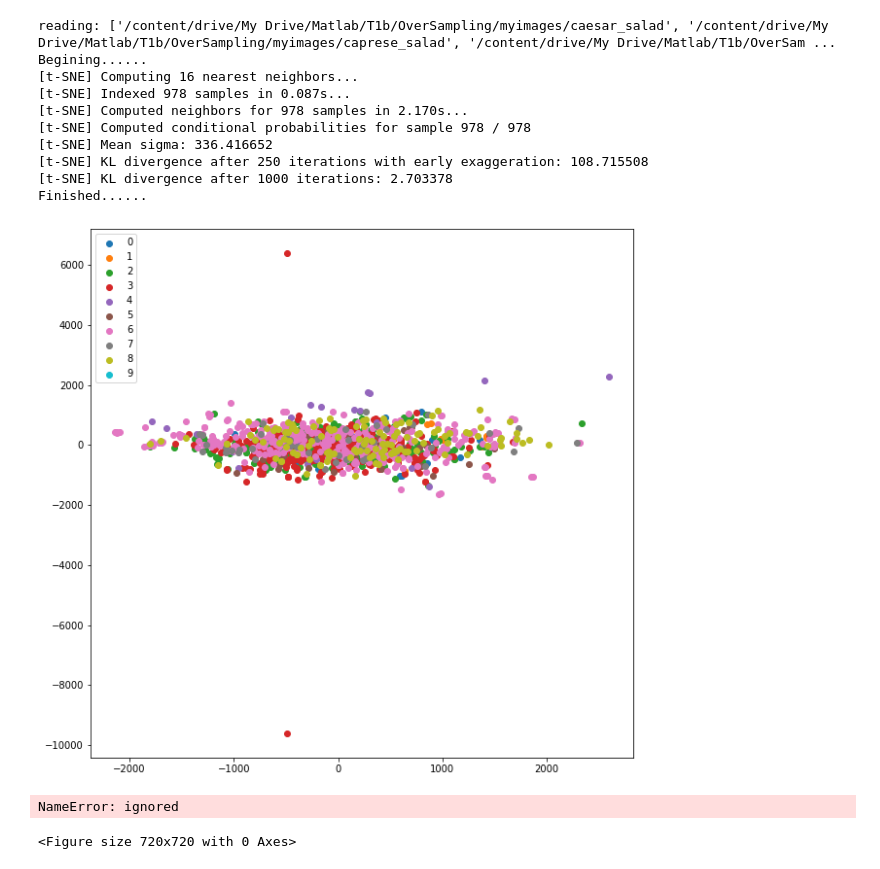
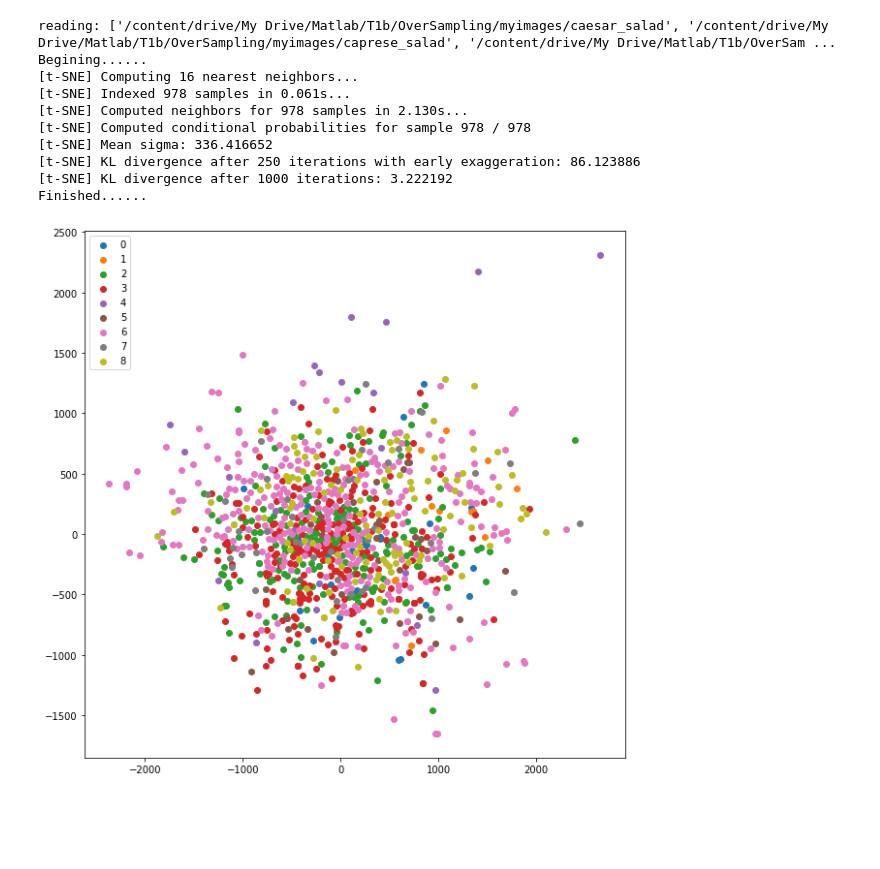
Before and after one commit to Biu-Chuizi/Visualization-Tech-for-undersanding-CNN-layers, a Jupyter notebook: tSNE.ipynb, the cells around one changed output. Cells and saved outputs as stored; diff of their text form; code cells hidden in the pictures; blank space fills up the shorter version.

```diff
--- a/tSNE.ipynb
+++ b/tSNE.ipynb
@@ -115,58 +115,43 @@ def main():
     data, label = get_data_RGB(data_dir) #根据自己的数据类型更改 ################################################
     # data, label = get_data() #根据自己的数据类型更改 ################################################
     print('Begining......') #时间会较长，所有处理完毕后给出finished提示
-    tsne_2D = TSNE(n_components=2, init='pca', random_state=0, verbose=1, perplexity=5, n_iter=1000, learning_rate=100) #调用TSNE
+    tsne_2D = TSNE(n_components=2, init='pca', random_state=0, verbose=1, perplexity=5, n_iter=1000, learning_rate=10) #调用TSNE
     # tsne_2D = TSNE(n_components=2, init='pca', verbose=1, perplexity=5, n_iter=1000, learning_rate=100) #调用TSNE
     result_2D = tsne_2D.fit_transform(data)
     #tsne_3D = TSNE(n_components=3, init='pca', random_state=0, perplexity=5)
    # result_3D = tsne_3D.fit_transform(data)
     print('Finished......')
     #调用上面的两个函数进行可视化
     plt.figure(figsize=(10,10))
 
-    y_test_cat = np_utils.to_categorical(label[:1000], num_classes = 9)# 总的类别
+    y_test_cat = np_utils.to_categorical(label[:2000], num_classes = 9)# 总的类别 定义采样点的数量
     color_map = np.argmax(y_test_cat, axis=1)
-    for cl in range(10):# 总的类别
+    for cl in range(9):# 总的类别
       indices = np.where(color_map==cl)
       indices = indices[0]
       plt.scatter(result_2D[indices,0], result_2D[indices, 1], label=cl)
 
 
 
     # fig1 = plot_embedding_2D(result_2D, label,'t-SNE')
     # plt.show(fig1)
     #fig2 = plot_embedding_3D(result_3D, label,'t-SNE')
     #plt.show(fig2)
     plt.legend()
     plt.show()
 
 #--------------------------------------执行-----------------------------
 if __name__ == '__main__':
     main()
 # %% [output]
 reading: ['/content/drive/My Drive/Matlab/T1b/OverSampling/myimages/caesar_salad', '/content/drive/My Drive/Matlab/T1b/OverSampling/myimages/caprese_salad', '/content/drive/My Drive/Matlab/T1b/OverSam ...
 Begining......
 [t-SNE] Computing 16 nearest neighbors...
-[t-SNE] Indexed 978 samples in 0.087s...
-[t-SNE] Computed neighbors for 978 samples in 2.170s...
+[t-SNE] Indexed 978 samples in 0.061s...
+[t-SNE] Computed neighbors for 978 samples in 2.130s...
 [t-SNE] Computed conditional probabilities for sample 978 / 978
 [t-SNE] Mean sigma: 336.416652
-[t-SNE] KL divergence after 250 iterations with early exaggeration: 108.715508
-[t-SNE] KL divergence after 1000 iterations: 2.703378
+[t-SNE] KL divergence after 250 iterations with early exaggeration: 86.123886
+[t-SNE] KL divergence after 1000 iterations: 3.222192
 Finished......
-[figure, old version]
+[figure, new version]
-# %%
-from keras.utils import np_utils
-# y_test_cat = np_utils.to_categorical(label[:1000], num_classes = 9)# 总的类别
-# color_map = np.argmax(y_test_cat, axis=1)
-color_map = 9
-plt.figure(figsize=(10,10))
-for cl in range(10):# 总的类别
-    indices = np.where(color_map==cl)
-    indices = indices[0]
-    plt.scatter(result_2D[indices,0], result_2D[indices, 1], label=cl)
-plt.legend()
-plt.show()
-# %% [output]
-NameError: ignored
-<Figure size 720x720 with 0 Axes>
```
